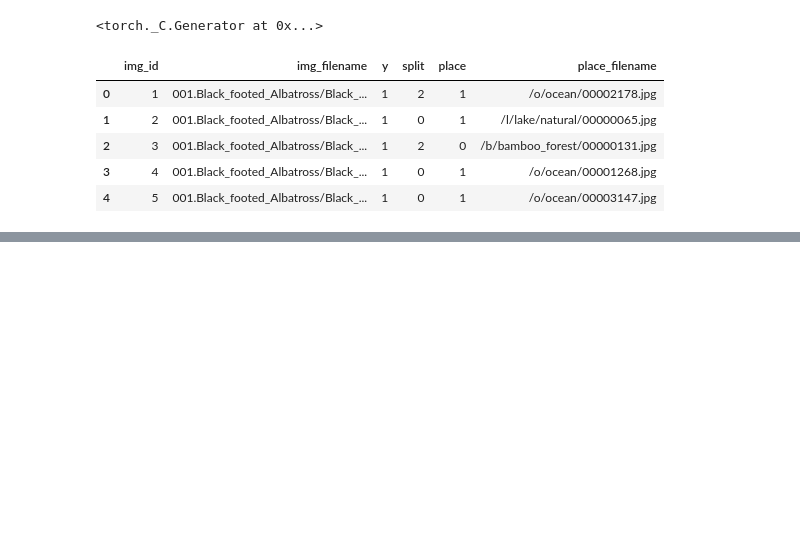
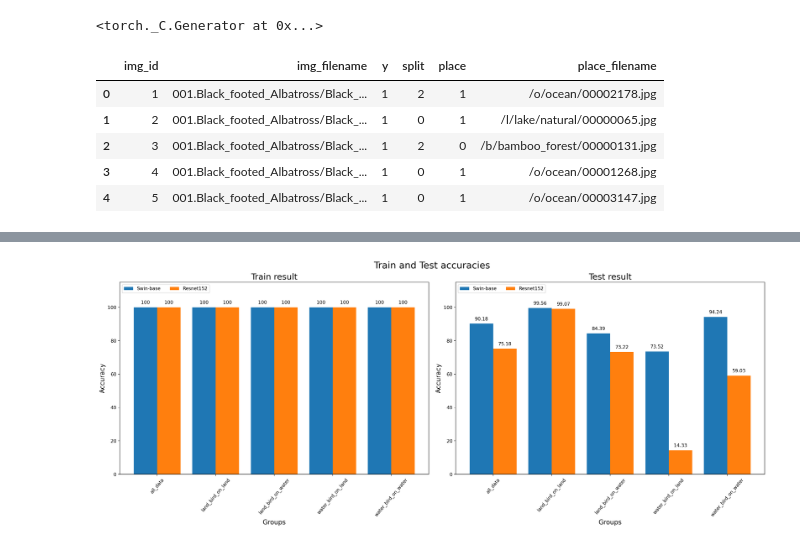
Before and after one commit to AtiqurRahmanAni/ml-algos, a Jupyter notebook: Waterbird/Waterbird_dataset_model_eval.ipynb, the cells around one changed output, grey strips where cells are left out. Cells and saved outputs as stored; diff of their text form; code cells hidden in the pictures; blank space fills up the shorter version.

```diff
--- a/Waterbird/Waterbird_dataset_model_eval.ipynb
+++ b/Waterbird/Waterbird_dataset_model_eval.ipynb
@@ -227,0 +234,49 @@ plt.show()
+# %%
+groups = ("all_data", "land_bird_on_land",
+          "land_bird_on_water", "water_bird_on_land", "water_bird_on_water")
+
+train_result_files = ["D:/Download/Waterbird/Swin-base/Main_dataset_results/train_predictions.npy",
+                      "D:/Download/Waterbird/Resnet152/Main_dataset_results/train_predictions.npy"]
+
+test_result_files = ["D:/Download/Waterbird/Swin-base/Main_dataset_results/test_predictions.npy",
+                     "D:/Download/Waterbird/Resnet152/Main_dataset_results/test_predictions.npy"]
+
+
+fig, axs = plt.subplots(1, 2, layout='constrained', figsize=(20, 8), dpi=200)
+model_names = ['Swin-base', 'Resnet152']
+
+for ax, (result_files, title) in zip(axs, ((train_result_files, 'Train result'),
+ (test_result_files, 'Test result'))):
+
+    x = np.arange(len(groups))
+    width = 0.4
+    multiplier = 0
+
+    for model_name, result_file in zip(model_names, result_files):
+        test_acc, landbird_on_land_acc, \
+        landbird_on_water_acc, waterbird_on_land_acc, \
+        waterbird_on_water_acc, test_f1, \
+        landbird_on_land_f1, landbird_on_water_f1, \
+        waterbird_on_land_f1, waterbird_on_water_f1 = get_result(result_file)
+
+        accuracies = [test_acc, landbird_on_land_acc, landbird_on_water_acc, waterbird_on_land_acc, waterbird_on_water_acc]
+        accuracies = [round(x * 100, 2) for x in accuracies]
+
+        offset = width * multiplier
+        rects = ax.bar(x + offset, accuracies, width, label=model_name)
+        ax.bar_label(rects, padding=5)
+        multiplier += 1
+
+    ax.set_xlabel('Groups', fontsize=14)
+    ax.set_ylabel('Accuracy', fontsize=14)
+    ax.set_title(title, fontsize=15)
+    ax.set_xticks(x + width / 2, groups)
+    ax.set_xticklabels(groups, rotation=50)
+    ax.legend(loc='upper left', ncols=2)
+    ax.set_ylim(0, 115)
+    ax.set_title(title, fontsize=18)
+
+fig.suptitle('Train and Test accuracies', fontsize=20)
+plt.show()
+# %% [output]
+[figure, added]
```
Also changed, not shown: parts of 3 cells of this notebook, 2 other files.
